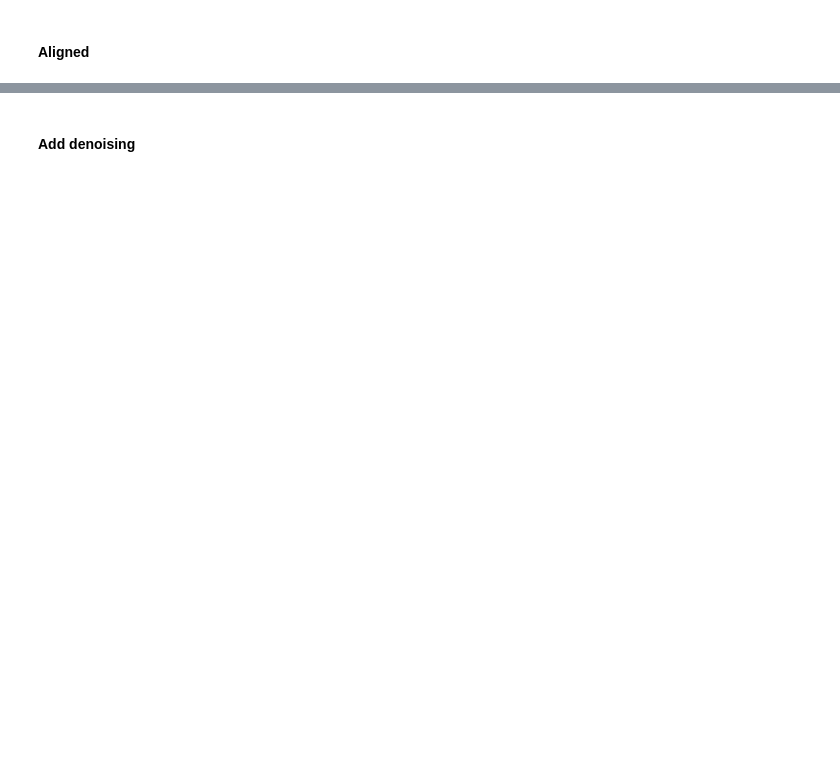
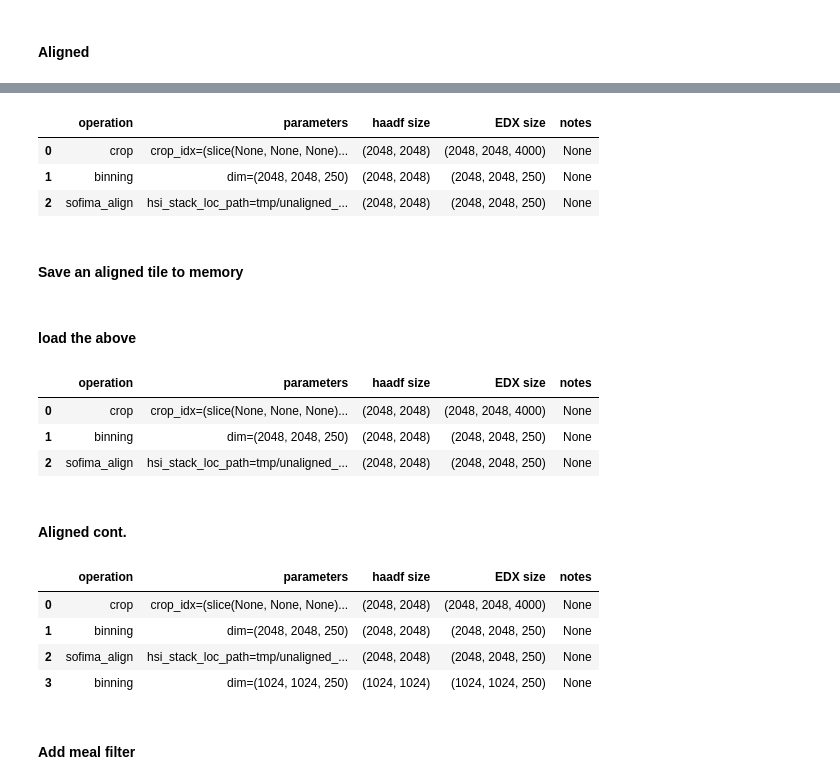
Before and after one commit to amjams/PreHyperspectralEDX, a Jupyter notebook: preprocessing_basic/05_b_alignment_SOFIMA.ipynb, the cells around one changed output, grey strips where cells are left out. Cells and saved outputs as stored; diff of their text form; code cells hidden in the pictures; blank space fills up the shorter version.

```diff
--- a/preprocessing_basic/05_b_alignment_SOFIMA.ipynb
+++ b/preprocessing_basic/05_b_alignment_SOFIMA.ipynb
@@ -107,8 +127,4 @@ EDX_summed_aligned = np.load('../data/NPZ/EDX_summed_aligned.npz')['EDX_summed_a
 # %%
-edx_unaligned, haadf, xray_energies = load_EDX(file_path, first_frame=0, last_frame=20, sum_frames=True)
-tile_1 = EM_EDX(haadf, edx_unaligned, xray_energies)
-tile_1.apply("crop", parameters={"crop_idx": (slice(None), slice(None), slice(96, 4096))})
-tile_1.apply("binning", parameters={"dim": (1024, 1024, 250)})
-tile_1.apply("MeanFilterEDX", parameters={"kernel_size": 3})
+edx_unaligned, haadf, xray_energies = load_EDX(file_path, first_frame=0, last_frame=20, sum_frames=True, haadf_last_frame= False)
 # %% [output]
 WARNING | RosettaSciIO | The file contains only one spectrum stream (rsciio.emd._emd_velox:590)
@@ -118,17 +141,8 @@ WARNING:rsciio.emd._emd_velox:The file contains only one spectrum stream
 #### Aligned
 # %%
 pad_remove = sof_obj.pad_remove
-tile_2 = EM_EDX(haadf, edx_unaligned, xray_energies)
-
-# overwrite (find better solution later)
-tile_2.EDX = EDX_summed_aligned
-tile_2.haadf = haadf[pad_remove:2048-pad_remove,pad_remove:2048-pad_remove]
-tile_2.xray_energies = np.zeros(250)   # not important right now
-print("Check haadf and edx shapes: ", tile_2.EDX.shape, tile_2.haadf.shape)
-
-# Apply binning
-tile_2.apply("binning", parameters={"dim": (974, 974, 250)})
-
-# Apply mean filter
-tile_2.apply("MeanFilterEDX", parameters={"kernel_size": 3})
+tile_2 = EM_EDX(haadf[0,:,:], edx_unaligned, xray_energies)
+tile_2.apply("crop", parameters={"crop_idx": (slice(None), slice(None), slice(96, 4096))})
+tile_2.apply("binning", parameters={"dim": (2048, 2048, 250)})
+tile_2.apply("sofima_align", parameters={"hsi_stack_loc_path": "tmp/unaligned_hsi", "alignment": sof_obj, "data_type": "float32"})
 # %% [output]
@@ -136,0 +162,9 @@ Check haadf and edx shapes:  (1948, 1948, 250) (1948, 1948)
+# %%
+tile_2.summary()
+# %% [output]
+|  | operation | parameters | haadf size | EDX size | notes |
+| 0 | crop | crop_idx=(slice(None, None, None)... | (2048, 2048) | (2048, 2048, 4000) | None |
+| 1 | binning | dim=(2048, 2048, 250) | (2048, 2048) | (2048, 2048, 250) | None |
+| 2 | sofima_align | hsi_stack_loc_path=tmp/unaligned_... | (2048, 2048) | (2048, 2048, 250) | None |
+# %% [markdown]
+#### Save an aligned tile to memory
@@ -137,3 +177,27 @@ Check haadf and edx shapes:  (1948, 1948, 250) (1948, 1948)
+# %% [markdown]
+#### load the above
+# %%
+del tile_2
+with open('results/preprocessed_edx/20251201_142554_tile_aligned.pkl', 'rb') as file:
+    tile_2 = pickle.load(file)
+
+tile_2.summary()
+# %% [output]
+|  | operation | parameters | haadf size | EDX size | notes |
+| 0 | crop | crop_idx=(slice(None, None, None)... | (2048, 2048) | (2048, 2048, 4000) | None |
+| 1 | binning | dim=(2048, 2048, 250) | (2048, 2048) | (2048, 2048, 250) | None |
+| 2 | sofima_align | hsi_stack_loc_path=tmp/unaligned_... | (2048, 2048) | (2048, 2048, 250) | None |
+# %% [markdown]
+#### Aligned cont.
+# %%
+tile_2.apply("binning", parameters={"dim": (1024, 1024, 250)})
+tile_2.summary()
+# %% [output]
+|  | operation | parameters | haadf size | EDX size | notes |
+| 0 | crop | crop_idx=(slice(None, None, None)... | (2048, 2048) | (2048, 2048, 4000) | None |
+| 1 | binning | dim=(2048, 2048, 250) | (2048, 2048) | (2048, 2048, 250) | None |
+| 2 | sofima_align | hsi_stack_loc_path=tmp/unaligned_... | (2048, 2048) | (2048, 2048, 250) | None |
+| 3 | binning | dim=(1024, 1024, 250) | (1024, 1024) | (1024, 1024, 250) | None |
 # %% [markdown]
-#### Add denoising
+#### Add meal filter
 # %%
```
Also changed, not shown: parts of 34 cells of this notebook, 3 other files.
